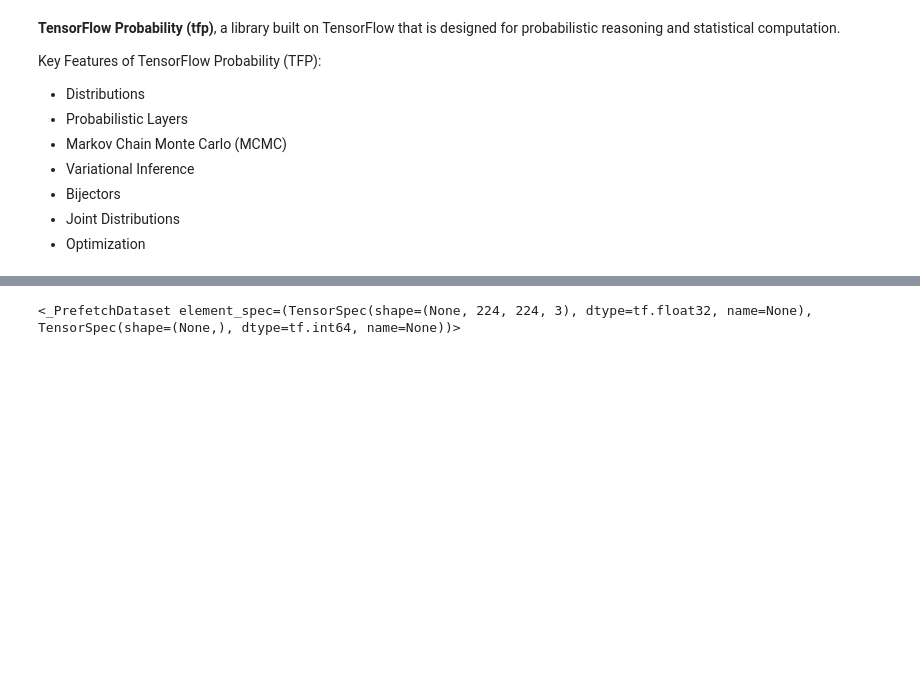
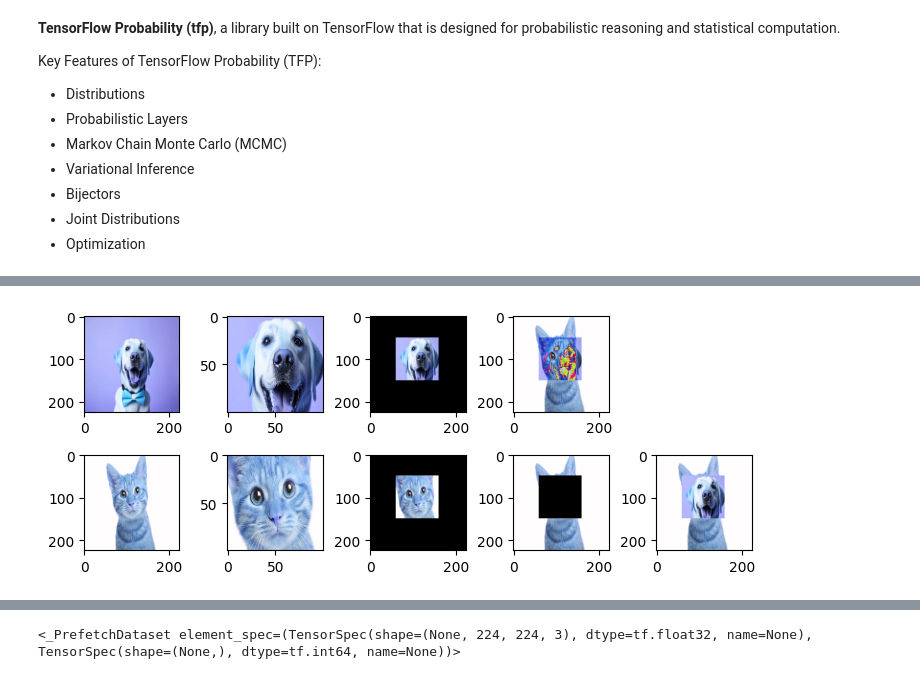
Before and after one commit to ImanNoferesti/TensorFlow_DeepDive, a Jupyter notebook: Malaria_Diagnosis_Neural_Networks.ipynb, the cells around one changed output, grey strips where cells are left out. Drawn from its saved outputs; the diff is of its cells as text; code cells hidden in the pictures; blank space fills up the shorter version.

```diff
--- a/Malaria_Diagnosis_Neural_Networks.ipynb
+++ b/Malaria_Diagnosis_Neural_Networks.ipynb
@@ -456,0 +523,41 @@ train_dataset
+# %%
+plt.figure(figsize=(16,6))
+
+plt.subplot(1,9,1)
+cat_image = cv2.resize(cv2.imread('cat.jpg'), (IM_SIZE, IM_SIZE))
+plt.imshow(cat_image)
+
+plt.subplot(2,9,1)
+dog_image = cv2.resize(cv2.imread('dog.jpg'), (IM_SIZE, IM_SIZE))
+plt.imshow(dog_image)
+
+plt.subplot(2,9,2)
+dog_cropped_image = tf.image.crop_to_bounding_box(dog_image, offset_height=50, offset_width=60, target_height=100, target_width=100)
+plt.imshow(dog_cropped_image)
+
+plt.subplot(2,9,3)
+dog_padded_cropped_image = tf.image.pad_to_bounding_box(dog_cropped_image, offset_height=50, offset_width=60, target_height=IM_SIZE, target_width=IM_SIZE)
+plt.imshow(dog_padded_cropped_image)
+
+plt.subplot(2,9,4)
+plt.imshow(dog_padded_cropped_image + cat_image)
+
+plt.subplot(1,9,2)
+cat_cropped_image = tf.image.crop_to_bounding_box(cat_image, offset_height=50, offset_width=60, target_height=100, target_width=100)
+plt.imshow(cat_cropped_image)
+
+plt.subplot(1,9,3)
+cat_padded_cropped_image = tf.image.pad_to_bounding_box(cat_cropped_image, offset_height=50, offset_width=60, target_height=IM_SIZE, target_width=IM_SIZE)
+plt.imshow(cat_padded_cropped_image)
+
+plt.subplot(1,9,4)
+cat_padded_cropped_image_inversed = cat_image - cat_padded_cropped_image
+plt.imshow(cat_padded_cropped_image_inversed)
+
+plt.subplot(1,9,5)
+plt.imshow(cat_padded_cropped_image_inversed + dog_padded_cropped_image)
+
+# Adjust the spacing between subplots
+plt.subplots_adjust(wspace=0.5, hspace=0.5)
+# %% [output]
+[figure, added]
```
Also changed, not shown: parts of 17 cells of this notebook.
